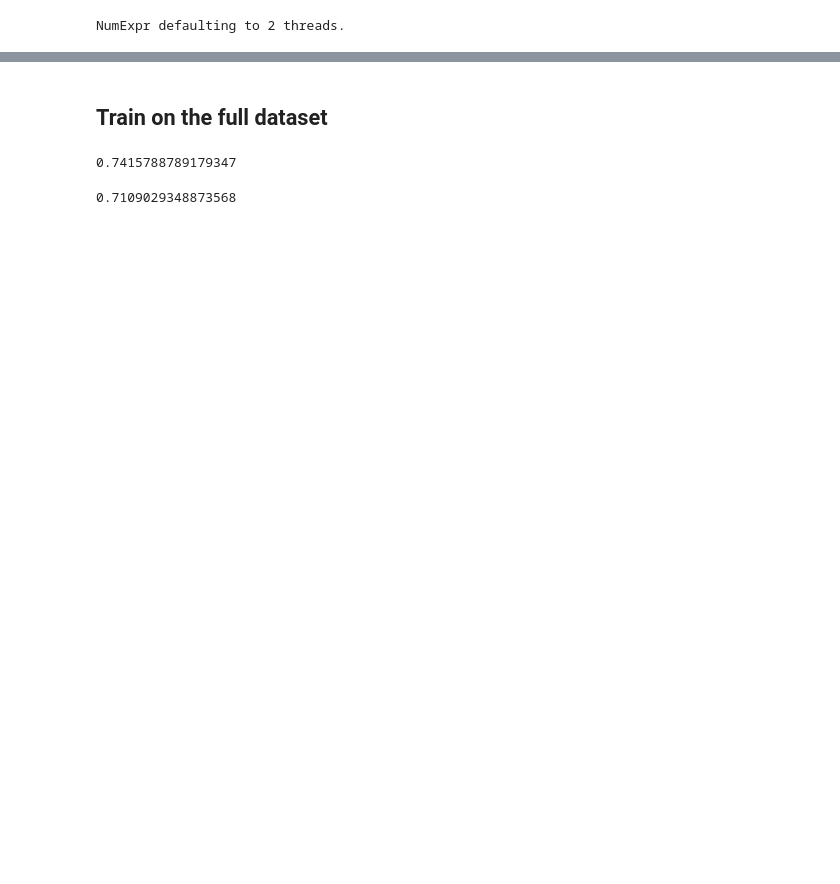
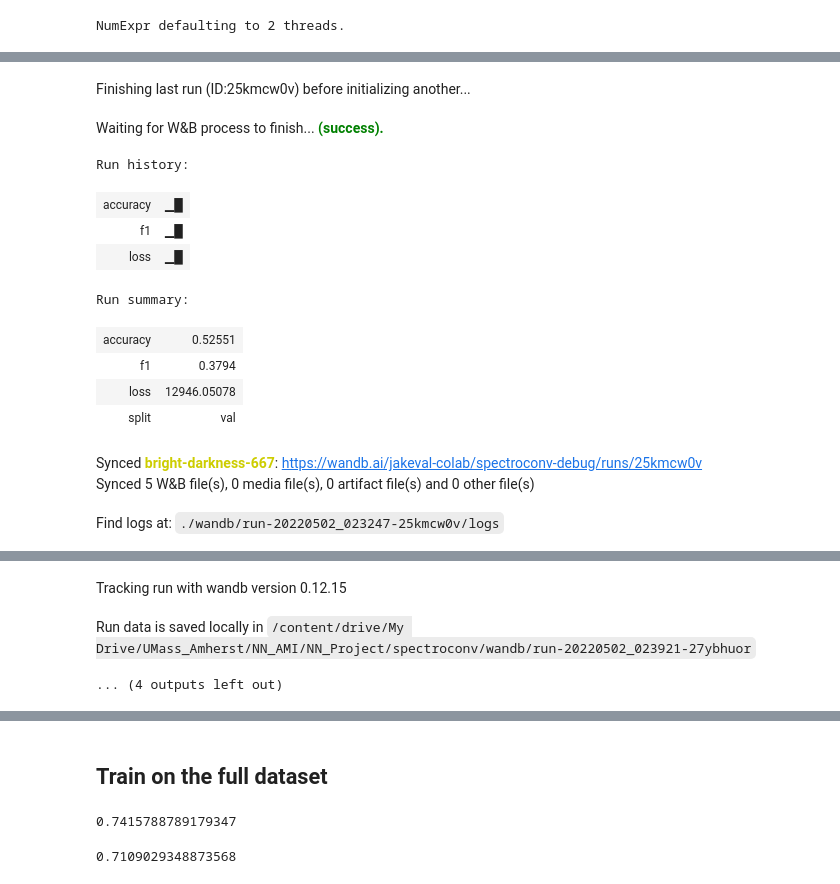
Before and after one commit to jakeval/spectroconv, a Jupyter notebook: train_CNN.ipynb, the cells around one changed output, grey strips where cells are left out. Saved outputs shown, nothing was run; the diff lists cells and outputs as text; code cells hidden in the pictures; blank space fills up the shorter version.

```diff
--- a/train_CNN.ipynb
+++ b/train_CNN.ipynb
@@ -69,3 +69,46 @@ Fri Apr 29 07:33:38 2022
 from models import wb_experiment
 # %% [output]
 NumExpr defaulting to 2 threads.
+# %%
+n_mels = 128
+wb_config = {
+    'project': 'spectroconv-debug',
+    'entity': 'jakeval-colab',
+    'group': 'cnn', # use this only when training/evaluating/etc a CNN
+}
+
+config = {
+    'data': {
+        'train': {
+            'name': f'nsynth-full-{n_mels}-train'
+        },
+        'val': {
+            'name': f'nsynth-full-{n_mels}-val'
+        }
+    },
+    'model': {
+        'id': wb_experiment.ModelType.Taenzer,
+        'name': 'Taenzer'
+    },
+    'logging': {
+        'batch_log_interval': 250,
+        'eval_every_batch': True,
+        'eval_every_epoch': True,
+    },
+    'parameters': {
+      'epochs': 5,
+      'batch_size': 124, # Taenzer setting
+      'optimizer': 'adam', # Taenzer setting
+      'learning_rate': 0.0001, # Taenzer setting
+      'dropout': 0.25, # Taenzer setting
+      'l2_reg': 0.0000, # Taenzer setting
+      'kernel_size': 3, # Taenzer setting
+      'num_channels': 32, # Taenzer setting
+      'num_conv_layers': 4, # Taenzer setting
+      'linear_layer_size': 1024, # Taenzer setting
+    },
+}
+
+trainer = wb_experiment.TrainExperiment(wb_config=wb_config, login_key=True)
+trainer.run_train(config, save_model=False)
+# %% [output]
@@ -71,0 +116,14 @@ NumExpr defaulting to 2 threads.
+Finishing last run (ID:25kmcw0v) before initializing another...
+Waiting for W&B process to finish... (success).
+Run history:
+| accuracy | ▁█ |
+| f1 | ▁█ |
+| loss | ▁█ |
+Run summary:
+| accuracy | 0.52551 |
+| f1 | 0.3794 |
+| loss | 12946.05078 |
+| split | val |
+Synced bright-darkness-667: https://wandb.ai/jakeval-colab/spectroconv-debug/runs/25kmcw0v
+Synced 5 W&B file(s), 0 media file(s), 0 artifact file(s) and 0 other file(s)
+Find logs at: ./wandb/run-20220502_023247-25kmcw0v/logs
@@ -72,3 +131,6 @@ NumExpr defaulting to 2 threads.
+Tracking run with wandb version 0.12.15
+Run data is saved locally in /content/drive/My Drive/UMass_Amherst/NN_AMI/NN_Project/spectroconv/wandb/run-20220502_023921-27ybhuor
+... (4 outputs left out)
 # %%
 n_mels = 128
 wb_config = {
```
Also changed, not shown: parts of 5 cells of this notebook, 8 other files.
